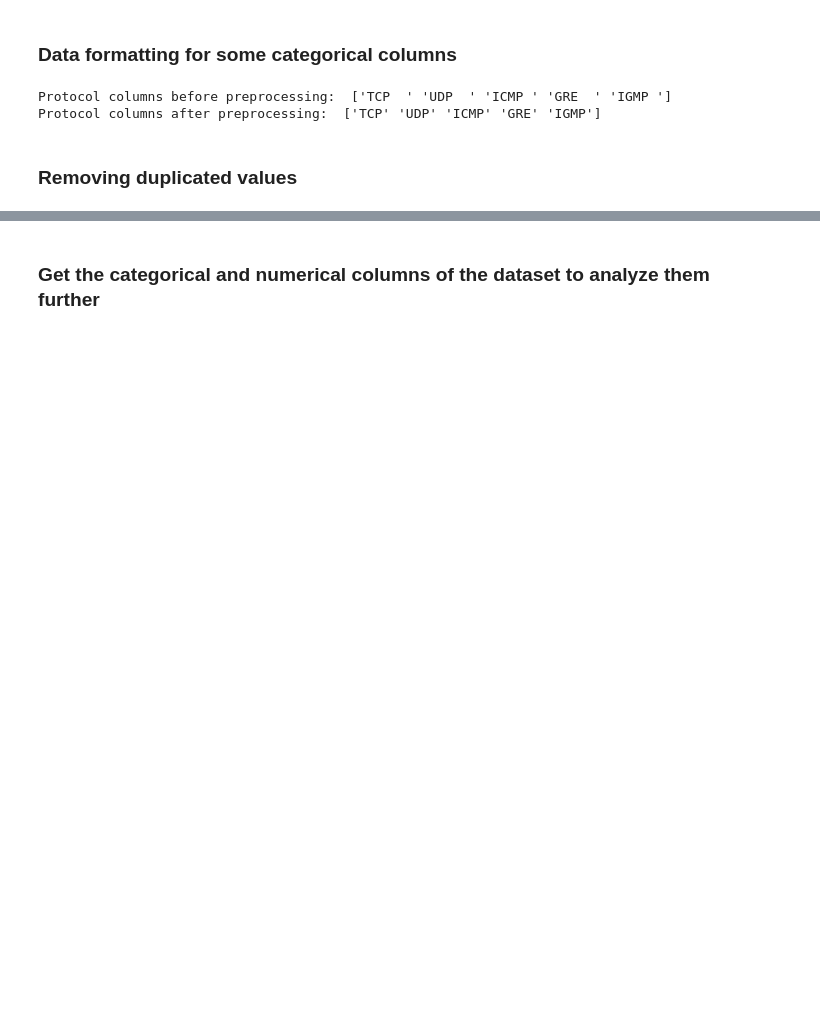
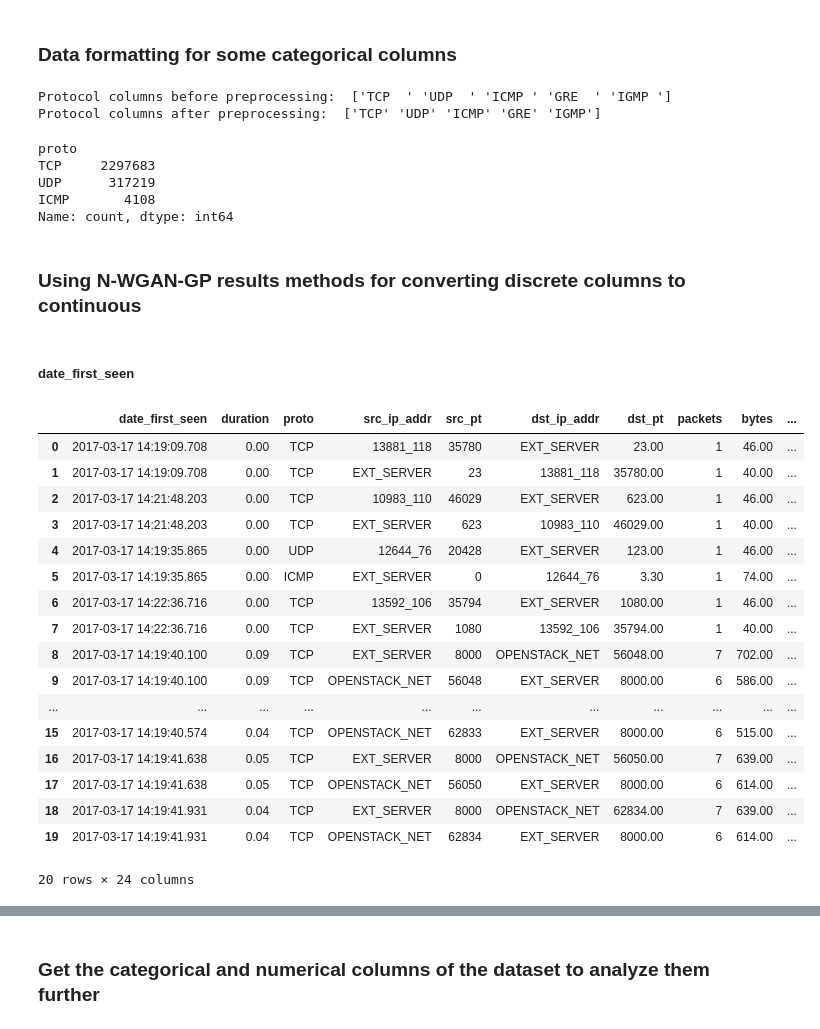
Before and after one commit to sangtanisakshi/thesis-project, a Jupyter notebook: research/playground-wip.ipynb, the cells around one changed output, grey strips where cells are left out. Drawn from its saved outputs; the diff is of its cells as text; code cells hidden in the pictures; blank space fills up the shorter version.

```diff
--- a/research/playground-wip.ipynb
+++ b/research/playground-wip.ipynb
@@ -287,11 +255,52 @@ print("Protocol columns after preprocessing: ", df["proto"].unique())
 # %% [output]
 Protocol columns before preprocessing:  ['TCP  ' 'UDP  ' 'ICMP ' 'GRE  ' 'IGMP ']
 Protocol columns after preprocessing:  ['TCP' 'UDP' 'ICMP' 'GRE' 'IGMP']
+# %%
+# remove the rows with proto == 'IGMP' and 'GRE'
+df = df[~df['proto'].isin(['IGMP', 'GRE'])]
+df.proto.value_counts()
+# %% [output]
+proto
+TCP     2297683
+UDP      317219
+ICMP       4108
+Name: count, dtype: int64
+# %%
+df.reset_index(drop=True, inplace=True)
 # %%
-df = df.drop("flags",axis=1)
-df.columns.to_list()
+#df = df.drop("flags",axis=1)
 df['attack_type'] = df['attack_type'].replace({'---': 'benign'})
 df['attack_id'] = df['attack_id'].replace({'---': 0})
 df['attack_id'] = df['attack_id'].astype(np.int32)
-# %% [markdown]
-### Removing duplicated values
+# %% [markdown]
+### Using N-WGAN-GP results methods for converting discrete columns to continuous
+# %% [markdown]
+##### date_first_seen
+# %%
+df["date_first_seen"] = pd.to_datetime(df["date_first_seen"], format='%Y-%m-%d %H:%M:%S.%f', errors='coerce')
+# %%
+# BEGIN: Check day of the week and create one-hot-encoded dataframe
+df['day_of_week'] = df['date_first_seen'].dt.day_name()
+# one_hot_encoded = pd.get_dummies(df['day_of_week']).astype(np.int64)
+# df = pd.concat([df, one_hot_encoded], axis=1)
+df.head(20)
+# END: Check day of the week and create one-hot-encoded dataframe
+# %% [output]
+|  | date_first_seen | duration | proto | src_ip_addr | src_pt | dst_ip_addr | dst_pt | packets | bytes | ... |
+| 0 | 2017-03-17 14:19:09.708 | 0.00 | TCP | 13881_118 | 35780 | EXT_SERVER | 23.00 | 1 | 46.00 | ... |
+| 1 | 2017-03-17 14:19:09.708 | 0.00 | TCP | EXT_SERVER | 23 | 13881_118 | 35780.00 | 1 | 40.00 | ... |
+| 2 | 2017-03-17 14:21:48.203 | 0.00 | TCP | 10983_110 | 46029 | EXT_SERVER | 623.00 | 1 | 46.00 | ... |
+| 3 | 2017-03-17 14:21:48.203 | 0.00 | TCP | EXT_SERVER | 623 | 10983_110 | 46029.00 | 1 | 40.00 | ... |
+| 4 | 2017-03-17 14:19:35.865 | 0.00 | UDP | 12644_76 | 20428 | EXT_SERVER | 123.00 | 1 | 46.00 | ... |
+| 5 | 2017-03-17 14:19:35.865 | 0.00 | ICMP | EXT_SERVER | 0 | 12644_76 | 3.30 | 1 | 74.00 | ... |
+| 6 | 2017-03-17 14:22:36.716 | 0.00 | TCP | 13592_106 | 35794 | EXT_SERVER | 1080.00 | 1 | 46.00 | ... |
+| 7 | 2017-03-17 14:22:36.716 | 0.00 | TCP | EXT_SERVER | 1080 | 13592_106 | 35794.00 | 1 | 40.00 | ... |
+| 8 | 2017-03-17 14:19:40.100 | 0.09 | TCP | EXT_SERVER | 8000 | OPENSTACK_NET | 56048.00 | 7 | 702.00 | ... |
+| 9 | 2017-03-17 14:19:40.100 | 0.09 | TCP | OPENSTACK_NET | 56048 | EXT_SERVER | 8000.00 | 6 | 586.00 | ... |
+| ... | ... | ... | ... | ... | ... | ... | ... | ... | ... | ... |
+| 15 | 2017-03-17 14:19:40.574 | 0.04 | TCP | OPENSTACK_NET | 62833 | EXT_SERVER | 8000.00 | 6 | 515.00 | ... |
+| 16 | 2017-03-17 14:19:41.638 | 0.05 | TCP | EXT_SERVER | 8000 | OPENSTACK_NET | 56050.00 | 7 | 639.00 | ... |
+| 17 | 2017-03-17 14:19:41.638 | 0.05 | TCP | OPENSTACK_NET | 56050 | EXT_SERVER | 8000.00 | 6 | 614.00 | ... |
+| 18 | 2017-03-17 14:19:41.931 | 0.04 | TCP | EXT_SERVER | 8000 | OPENSTACK_NET | 62834.00 | 7 | 639.00 | ... |
+| 19 | 2017-03-17 14:19:41.931 | 0.04 | TCP | OPENSTACK_NET | 62834 | EXT_SERVER | 8000.00 | 6 | 614.00 | ... |
+20 rows × 24 columns
```
Also changed, not shown: parts of 55 cells of this notebook.
